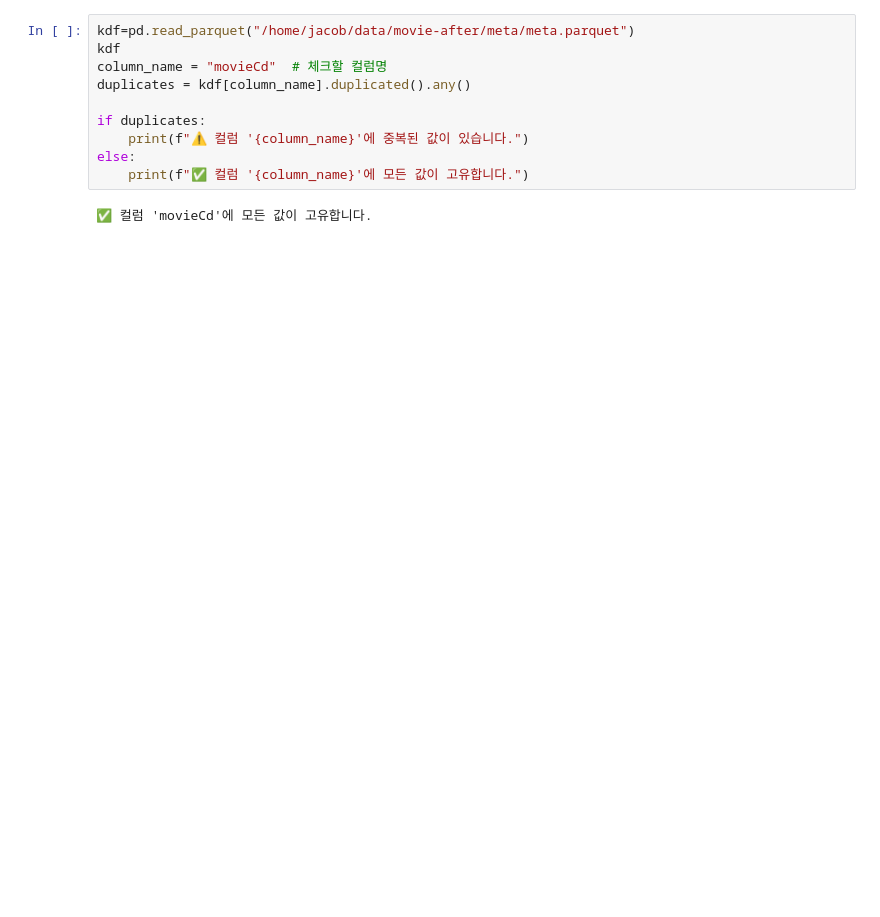
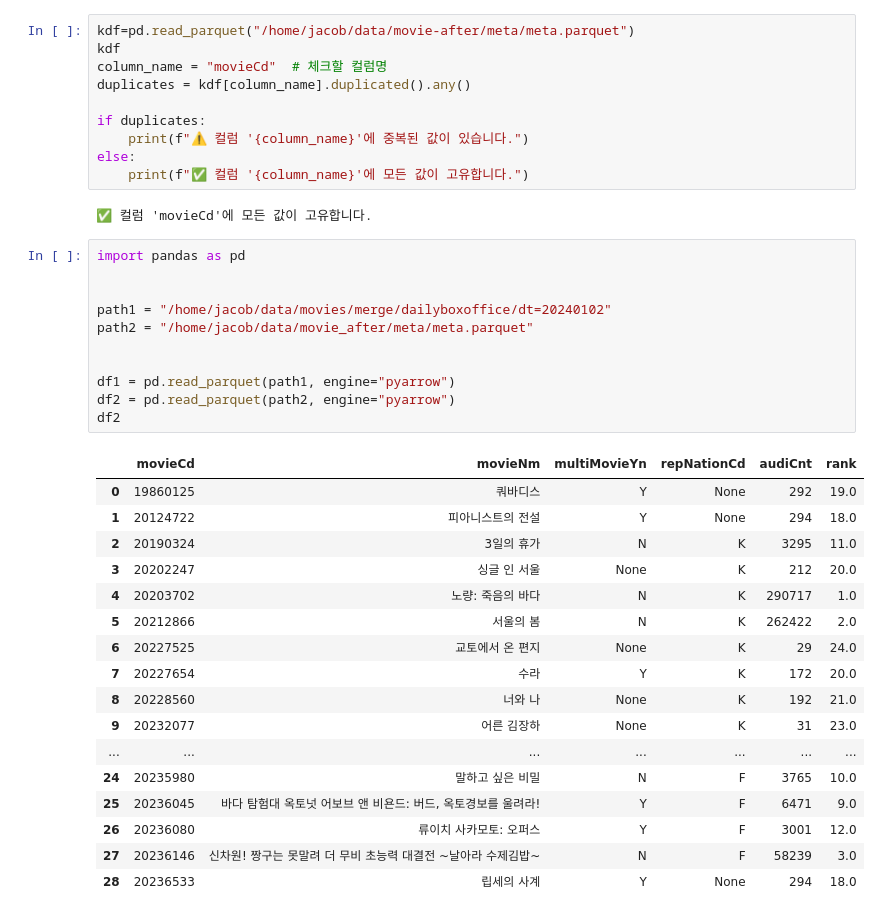
Before and after one commit to Jacob-53/movie, a Jupyter notebook: notes/Untitled.ipynb, the cells around one changed output. Drawn from its saved outputs; the diff is of its cells as text; blank space fills up the shorter version.

```diff
--- a/notes/Untitled.ipynb
+++ b/notes/Untitled.ipynb
@@ -261,3 +259,32 @@ else:
     print(f"✅ 컬럼 '{column_name}'에 모든 값이 고유합니다.")
 # %% [output]
 ✅ 컬럼 'movieCd'에 모든 값이 고유합니다.
+# %%
+import pandas as pd
+
+
+path1 = "/home/jacob/data/movies/merge/dailyboxoffice/dt=20240102"
+path2 = "/home/jacob/data/movie_after/meta/meta.parquet"
+
+
+df1 = pd.read_parquet(path1, engine="pyarrow")
+df2 = pd.read_parquet(path2, engine="pyarrow")
+df2
+# %% [output]
+|  | movieCd | movieNm | multiMovieYn | repNationCd | audiCnt | rank |
+| 0 | 19860125 | 쿼바디스 | Y | None | 292 | 19.0 |
+| 1 | 20124722 | 피아니스트의 전설 | Y | None | 294 | 18.0 |
+| 2 | 20190324 | 3일의 휴가 | N | K | 3295 | 11.0 |
+| 3 | 20202247 | 싱글 인 서울 | None | K | 212 | 20.0 |
+| 4 | 20203702 | 노량: 죽음의 바다 | N | K | 290717 | 1.0 |
+| 5 | 20212866 | 서울의 봄 | N | K | 262422 | 2.0 |
+| 6 | 20227525 | 교토에서 온 편지 | None | K | 29 | 24.0 |
+| 7 | 20227654 | 수라 | Y | K | 172 | 20.0 |
+| 8 | 20228560 | 너와 나 | None | K | 192 | 21.0 |
+| 9 | 20232077 | 어른 김장하 | None | K | 31 | 23.0 |
+| ... | ... | ... | ... | ... | ... | ... |
+| 24 | 20235980 | 말하고 싶은 비밀 | N | F | 3765 | 10.0 |
+| 25 | 20236045 | 바다 탐험대 옥토넛 어보브 앤 비욘드: 버드, 옥토경보를 울려라! | Y | F | 6471 | 9.0 |
+| 26 | 20236080 | 류이치 사카모토: 오퍼스 | Y | F | 3001 | 12.0 |
+| 27 | 20236146 | 신차원! 짱구는 못말려 더 무비 초능력 대결전 ~날아라 수제김밥~ | N | F | 58239 | 3.0 |
+| 28 | 20236533 | 립세의 사계 | Y | None | 294 | 18.0 |
```
Also changed, not shown: parts of 2 cells of this notebook, 3 other files.
